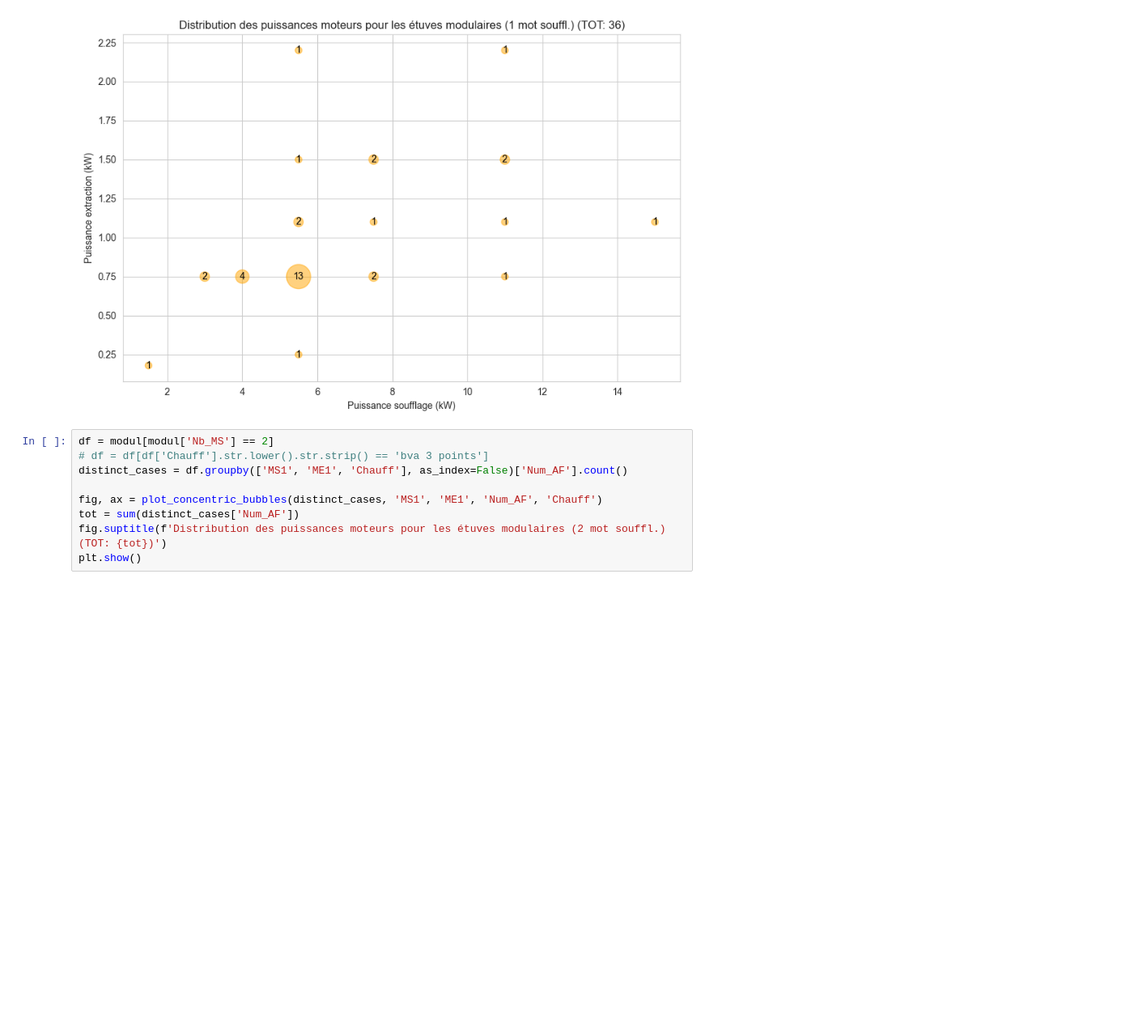
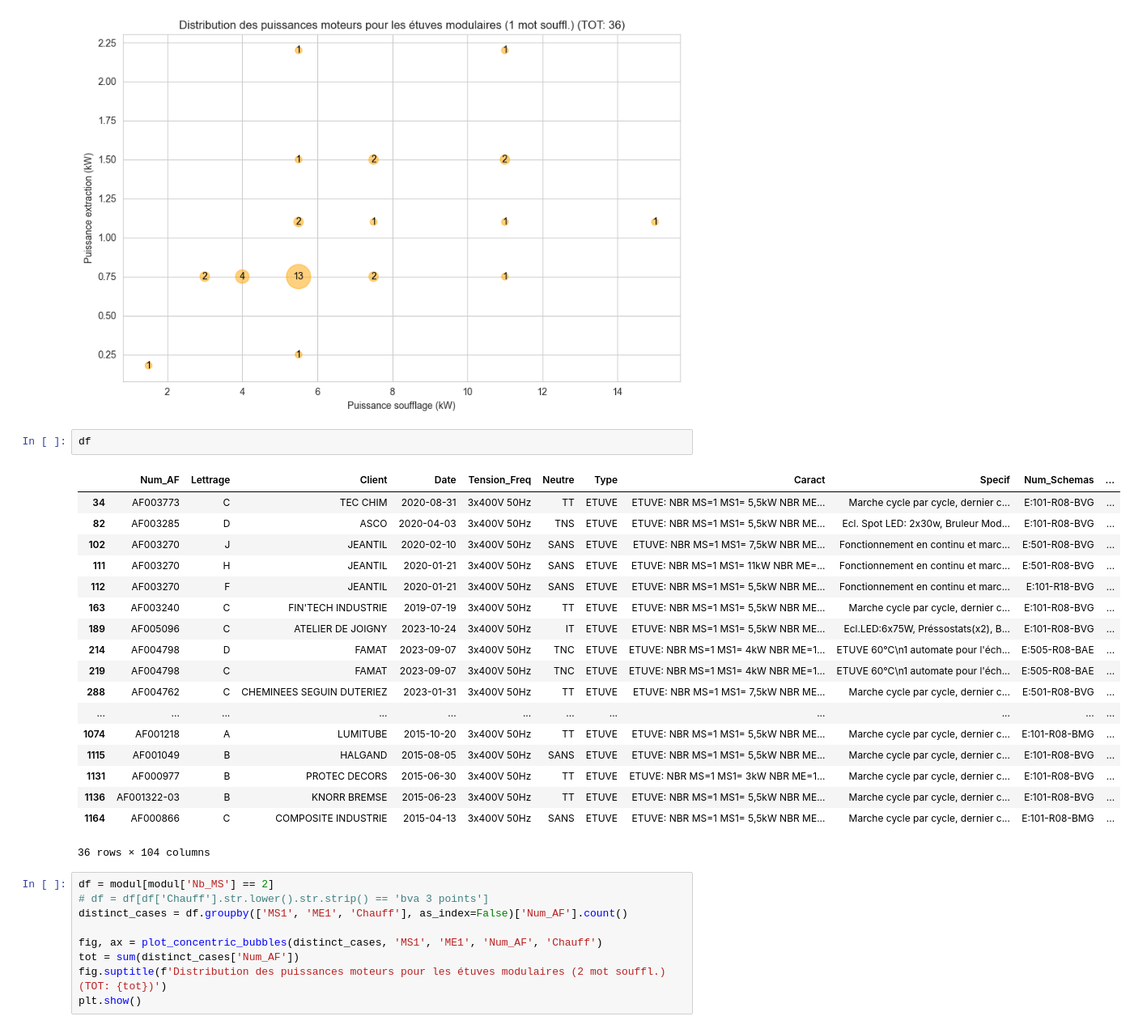
Before and after one commit to paolomia/schema_elec_industrie, a Jupyter notebook: report.ipynb, the cells around one changed output. Shown: that part at 81% size. Cells and saved outputs as stored; diff of their text form; blank space fills up the shorter version.

```diff
--- a/report.ipynb
+++ b/report.ipynb
@@ -150,6 +150,27 @@ plt.tight_layout()
 plt.show()
 # %% [output]
 [figure]
+# %%
+df
+# %% [output]
+|  | Num_AF | Lettrage | Client | Date | Tension_Freq | Neutre | Type | Caract | Specif | Num_Schemas | ... |
+| 34 | AF003773 | C | TEC CHIM | 2020-08-31 | 3x400V 50Hz | TT | ETUVE | ETUVE: NBR MS=1 MS1= 5,5kW NBR ME... | Marche cycle par cycle, dernier c... | E:101-R08-BVG | ... |
+| 82 | AF003285 | D | ASCO | 2020-04-03 | 3x400V 50Hz | TNS | ETUVE | ETUVE: NBR MS=1 MS1= 5,5kW NBR ME... | Ecl. Spot LED: 2x30w, Bruleur Mod... | E:101-R08-BVG | ... |
+| 102 | AF003270 | J | JEANTIL | 2020-02-10 | 3x400V 50Hz | SANS | ETUVE | ETUVE: NBR MS=1 MS1= 7,5kW NBR ME... | Fonctionnement en continu et marc... | E:501-R08-BVG | ... |
+| 111 | AF003270 | H | JEANTIL | 2020-01-21 | 3x400V 50Hz | SANS | ETUVE | ETUVE: NBR MS=1 MS1= 11kW NBR ME=... | Fonctionnement en continu et marc... | E:501-R08-BVG | ... |
+| 112 | AF003270 | F | JEANTIL | 2020-01-21 | 3x400V 50Hz | SANS | ETUVE | ETUVE: NBR MS=1 MS1= 5,5kW NBR ME... | Fonctionnement en continu et marc... | E:101-R18-BVG | ... |
+| 163 | AF003240 | C | FIN'TECH INDUSTRIE | 2019-07-19 | 3x400V 50Hz | TT | ETUVE | ETUVE: NBR MS=1 MS1= 5,5kW NBR ME... | Marche cycle par cycle, dernier c... | E:101-R08-BVG | ... |
+| 189 | AF005096 | C | ATELIER DE JOIGNY | 2023-10-24 | 3x400V 50Hz | IT | ETUVE | ETUVE: NBR MS=1 MS1= 5,5kW NBR ME... | Ecl.LED:6x75W, Préssostats(x2), B... | E:101-R08-BVG | ... |
+| 214 | AF004798 | D | FAMAT | 2023-09-07 | 3x400V 50Hz | TNC | ETUVE | ETUVE: NBR MS=1 MS1= 4kW NBR ME=1... | ETUVE 60°C\n1 automate pour l'éch... | E:505-R08-BAE | ... |
+| 219 | AF004798 | C | FAMAT | 2023-09-07 | 3x400V 50Hz | TNC | ETUVE | ETUVE: NBR MS=1 MS1= 4kW NBR ME=1... | ETUVE 60°C\n1 automate pour l'éch... | E:505-R08-BAE | ... |
+| 288 | AF004762 | C | CHEMINEES SEGUIN DUTERIEZ | 2023-01-31 | 3x400V 50Hz | TT | ETUVE | ETUVE: NBR MS=1 MS1= 7,5kW NBR ME... | Marche cycle par cycle, dernier c... | E:501-R08-BVG | ... |
+| ... | ... | ... | ... | ... | ... | ... | ... | ... | ... | ... | ... |
+| 1074 | AF001218 | A | LUMITUBE | 2015-10-20 | 3x400V 50Hz | TT | ETUVE | ETUVE: NBR MS=1 MS1= 5,5kW NBR ME... | Marche cycle par cycle, dernier c... | E:101-R08-BMG | ... |
+| 1115 | AF001049 | B | HALGAND | 2015-08-05 | 3x400V 50Hz | SANS | ETUVE | ETUVE: NBR MS=1 MS1= 5,5kW NBR ME... | Marche cycle par cycle, dernier c... | E:101-R08-BVG | ... |
+| 1131 | AF000977 | B | PROTEC DECORS | 2015-06-30 | 3x400V 50Hz | TT | ETUVE | ETUVE: NBR MS=1 MS1= 3kW NBR ME=1... | Marche cycle par cycle, dernier c... | E:101-R08-BVG | ... |
+| 1136 | AF001322-03 | B | KNORR BREMSE | 2015-06-23 | 3x400V 50Hz | TT | ETUVE | ETUVE: NBR MS=1 MS1= 5,5kW NBR ME... | Marche cycle par cycle, dernier c... | E:101-R08-BVG | ... |
+| 1164 | AF000866 | C | COMPOSITE INDUSTRIE | 2015-04-13 | 3x400V 50Hz | SANS | ETUVE | ETUVE: NBR MS=1 MS1= 5,5kW NBR ME... | Marche cycle par cycle, dernier c... | E:101-R08-BMG | ... |
+36 rows × 104 columns
 # %%
 df = modul[modul['Nb_MS'] == 2]
 # df = df[df['Chauff'].str.lower().str.strip() == 'bva 3 points']
```
Also changed, not shown: parts of 5 cells of this notebook, 6 other files.
